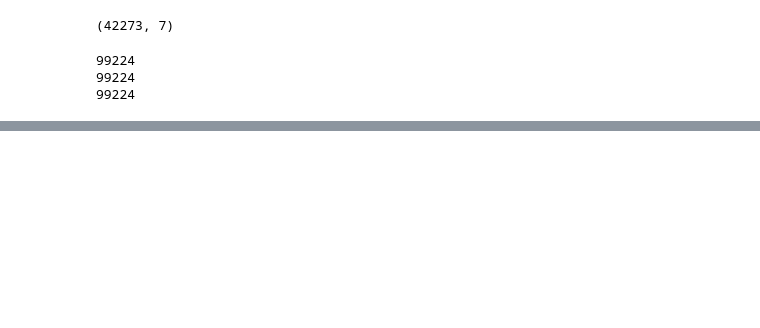
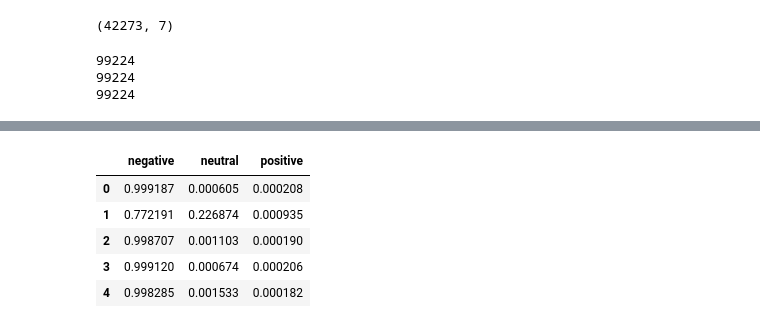
Before and after one commit to jmhwang-dev/e-commerce, a Jupyter notebook: inference/postprocess.ipynb, the cells around one changed output, grey strips where cells are left out. Drawn from its saved outputs; the diff is of its cells as text; code cells hidden in the pictures; blank space fills up the shorter version.

```diff
--- a/inference/postprocess.ipynb
+++ b/inference/postprocess.ipynb
@@ -145,0 +167,11 @@ for target in ['p2e', 'e2k']:
+# %%
+sentimental_score_path = os.path.join(TRANSLATED_RESULT_DIR, 'senti_eng.csv')
+sentimental_score_df = pd.read_csv(sentimental_score_path)
+sentimental_score_df.head()
+# %% [output]
+|  | negative | neutral | positive |
+| 0 | 0.999187 | 0.000605 | 0.000208 |
+| 1 | 0.772191 | 0.226874 | 0.000935 |
+| 2 | 0.998707 | 0.001103 | 0.000190 |
+| 3 | 0.999120 | 0.000674 | 0.000206 |
+| 4 | 0.998285 | 0.001533 | 0.000182 |
```
Also changed, not shown: parts of 24 cells of this notebook.
